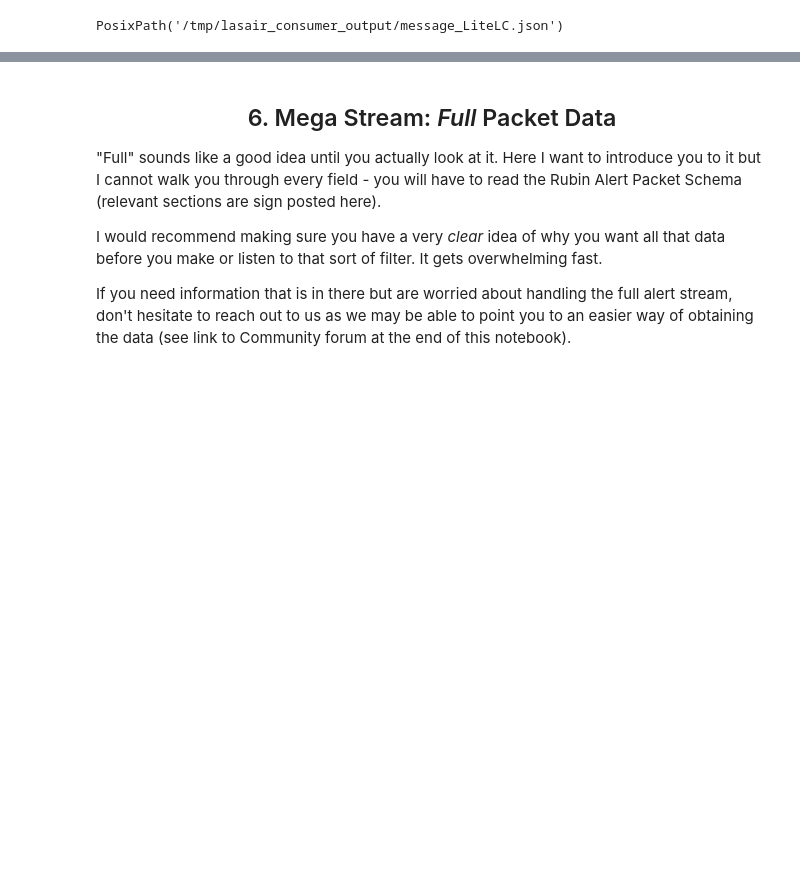
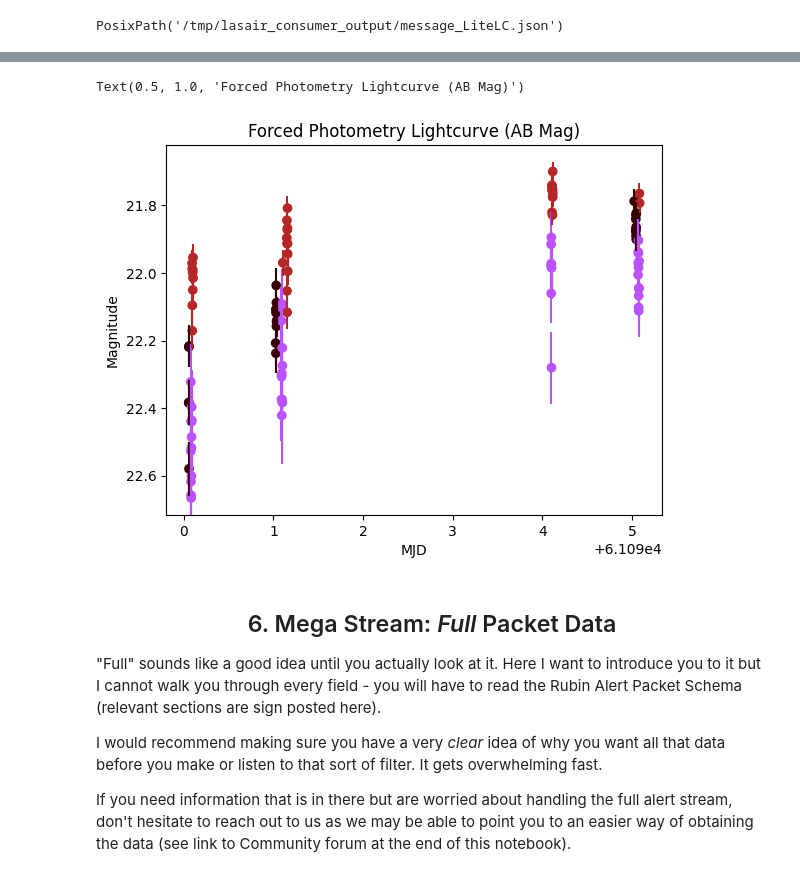
Before and after one commit to lsst-uk/lasair-lsst-examples, a Jupyter notebook: notebooks/KAFKA_Listen_to_Alerts.ipynb, the cells around one changed output, grey strips where cells are left out. Drawn from its saved outputs; the diff is of its cells as text; code cells hidden in the pictures; blank space fills up the shorter version.

```diff
--- a/notebooks/KAFKA_Listen_to_Alerts.ipynb
+++ b/notebooks/KAFKA_Listen_to_Alerts.ipynb
@@ -331,3 +431,20 @@ dat_llc
+# %%
+plt.scatter(forced_phot['midpointMjdTai'],
+            forced_phot['mag'],
+            c=forced_phot['colour'])
+plt.errorbar(forced_phot['midpointMjdTai'],
+            forced_phot['mag'],
+            yerr=forced_phot['merr'],
+            fmt='none',
+            ecolor=forced_phot['colour'])
+plt.gca().invert_yaxis()
+plt.xlabel('MJD')
+plt.ylabel('Magnitude')
+
+plt.title('Forced Photometry Lightcurve (AB Mag)')
+# %% [output]
+Text(0.5, 1.0, 'Forced Photometry Lightcurve (AB Mag)')
+[figure, added]
 # %% [markdown]
 <h2 align="center"> 6. Mega Stream: <i>Full</i> Packet Data </h2>
 
```
Also changed, not shown: parts of 38 cells of this notebook, 1 other file.
